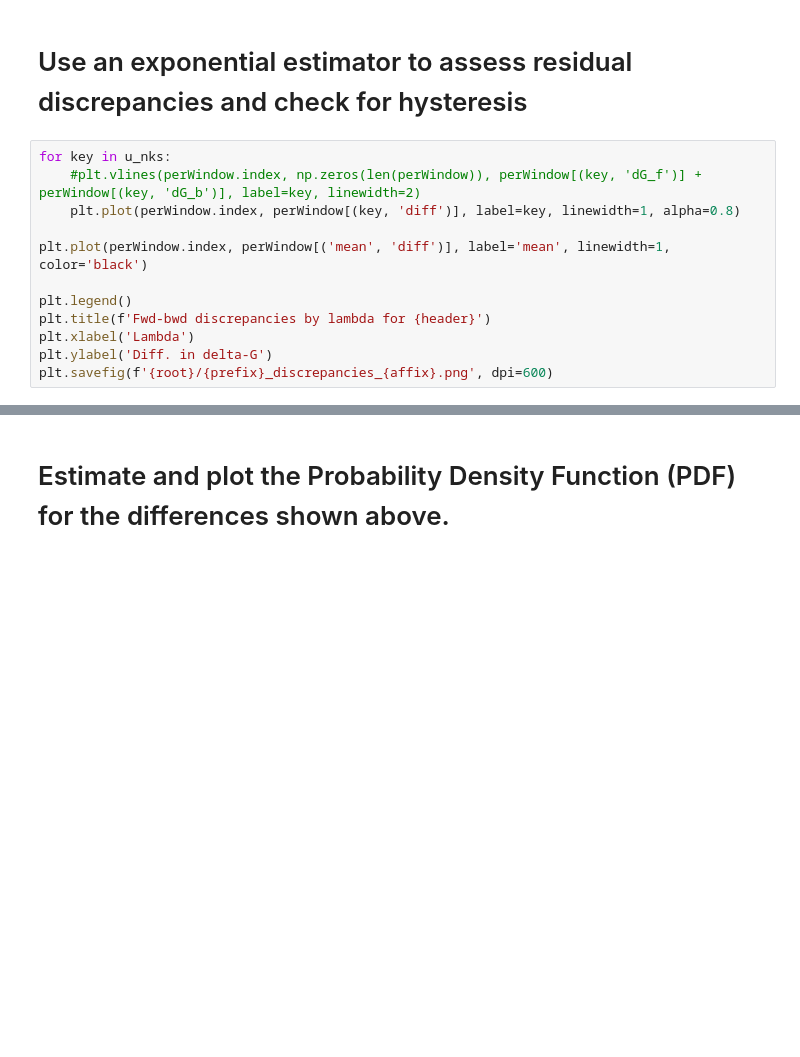
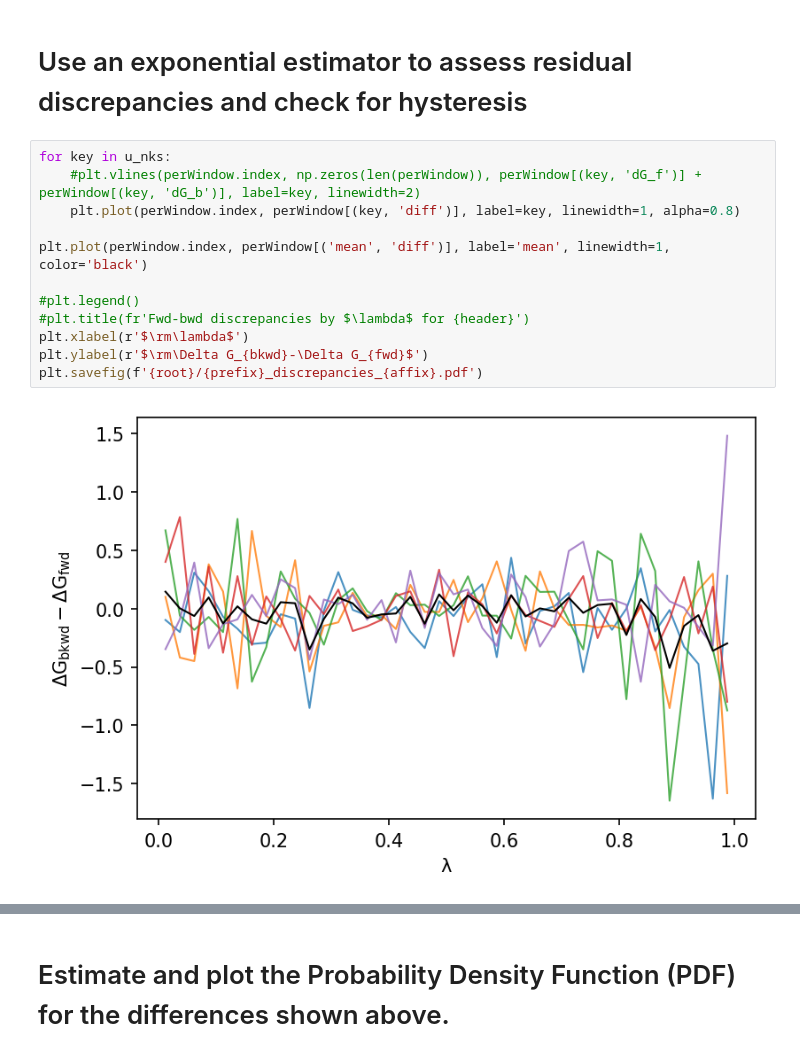
Before and after one commit to BranniganLab/safep, a Jupyter notebook: Batch_Basic.ipynb, the cells around one changed output, grey strips where cells are left out. Saved outputs shown, nothing was run; the diff lists cells and outputs as text; blank space fills up the shorter version.

```diff
--- a/Batch_Basic.ipynb
+++ b/Batch_Basic.ipynb
@@ -130,15 +215,17 @@ plt.savefig(f"{root}/{prefix}_perWindow_diff_{affix}.png", dpi=600)
 # %%
 for key in u_nks:
     #plt.vlines(perWindow.index, np.zeros(len(perWindow)), perWindow[(key, 'dG_f')] + perWindow[(key, 'dG_b')], label=key, linewidth=2)
     plt.plot(perWindow.index, perWindow[(key, 'diff')], label=key, linewidth=1, alpha=0.8)
 
 plt.plot(perWindow.index, perWindow[('mean', 'diff')], label='mean', linewidth=1, color='black')
 
-plt.legend()
-plt.title(f'Fwd-bwd discrepancies by lambda for {header}')
-plt.xlabel('Lambda')
-plt.ylabel('Diff. in delta-G')
-plt.savefig(f'{root}/{prefix}_discrepancies_{affix}.png', dpi=600)
+#plt.legend()
+#plt.title(fr'Fwd-bwd discrepancies by $\lambda$ for {header}')
+plt.xlabel(r'$\rm\lambda$')
+plt.ylabel(r'$\rm\Delta G_{bkwd}-\Delta G_{fwd}$')
+plt.savefig(f'{root}/{prefix}_discrepancies_{affix}.pdf')
+# %% [output]
+[figure, added]
 # %%
 keys = list(set(perWindow.columns.get_level_values(0)))
 for key in keys:
```
Also changed, not shown: parts of 18 cells of this notebook, 2 other files.
